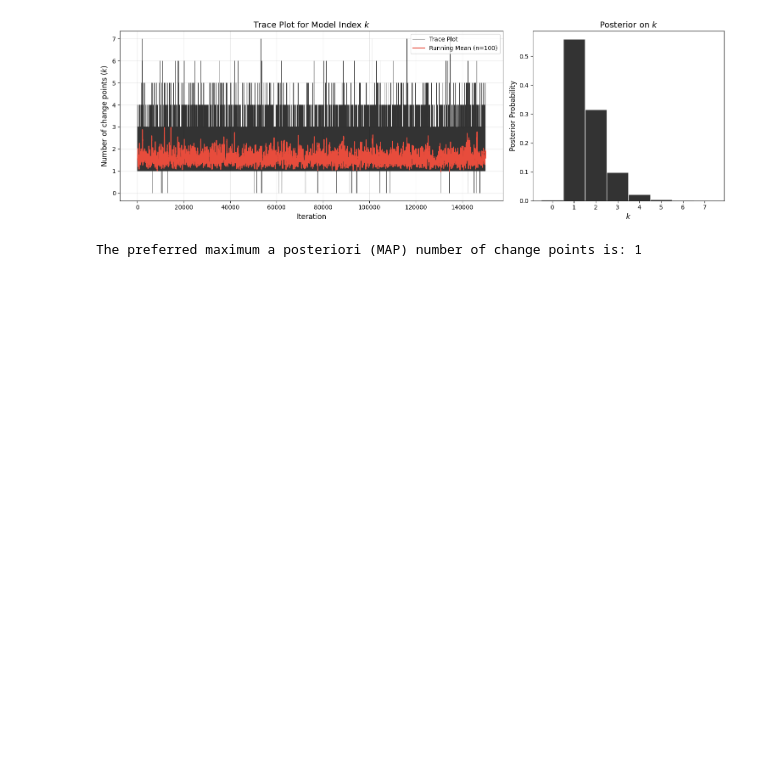
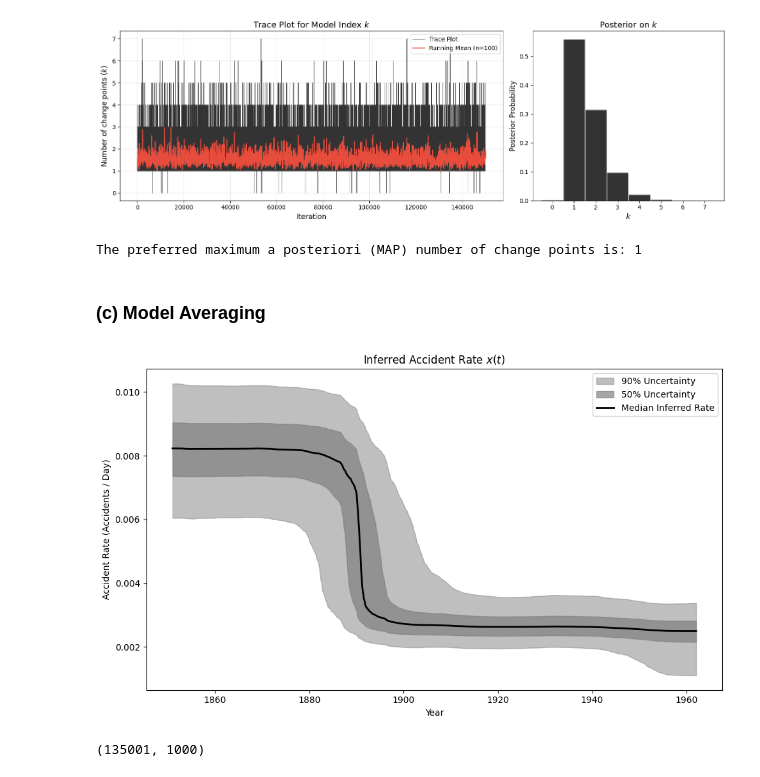
Before and after one commit to frederick4c/S2CW, a Jupyter notebook: notebook.ipynb, the cells around one changed output. Saved outputs shown, nothing was run; the diff lists cells and outputs as text; code cells hidden in the pictures; blank space fills up the shorter version.

```diff
--- a/notebook.ipynb
+++ b/notebook.ipynb
@@ -501,3 +514,5 @@ print(f"The preferred maximum a posteriori (MAP) number of change points is: {ma
 # %% [output]
 [figure]
 The preferred maximum a posteriori (MAP) number of change points is: 1
+# %% [markdown]
+### (c) Model Averaging
@@ -503,0 +546,25 @@ The preferred maximum a posteriori (MAP) number of change points is: 1
+# %%
+# plot
+t_grid_years = 1851 + (t_grid / 365.25)
+
+plt.figure(figsize=(10, 6))
+
+plt.fill_between(t_grid_years, p05, p95, color='grey', alpha=0.5, label='90% Uncertainty')
+plt.fill_between(t_grid_years, p25, p75, color='grey', alpha=0.7, label='50% Uncertainty')
+plt.plot(t_grid_years, median_rate, color='k', linewidth=2, label='Median Inferred Rate')
+
+plt.xlabel('Year')
+plt.ylabel('Accident Rate (Accidents / Day)')
+plt.title('Inferred Accident Rate $x(t)$')
+plt.legend()
+# plt.grid(True, alpha=0.3)
+plt.tight_layout()
+
+plt.savefig('figs/Ex5c.pdf', bbox_inches='tight')
+plt.show()
+# %% [output]
+[figure, added]
+# %%
+all_rates.shape
+# %% [output]
+(135001, 1000)
```
Also changed, not shown: parts of 6 cells of this notebook, 10 other files.
